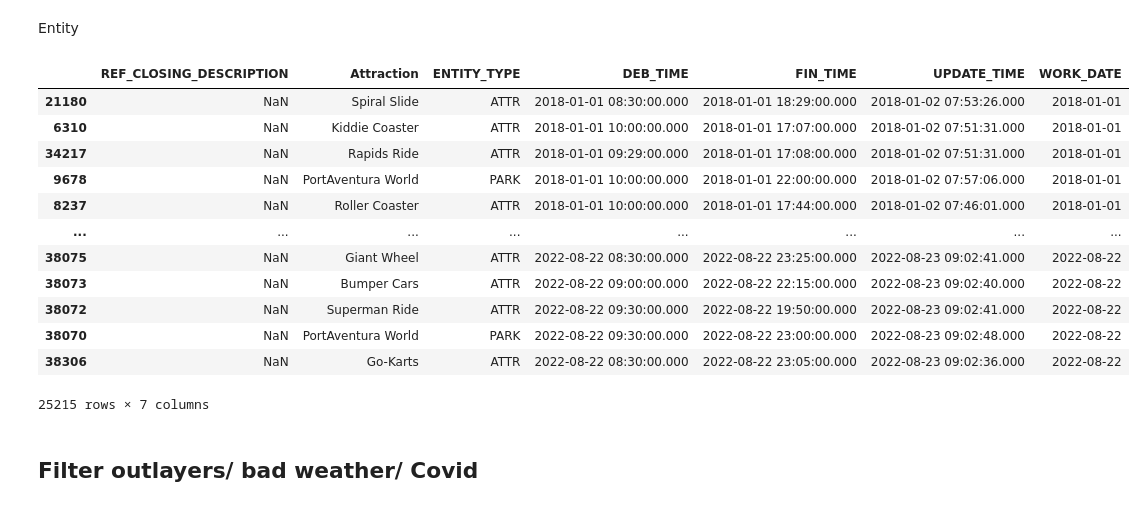
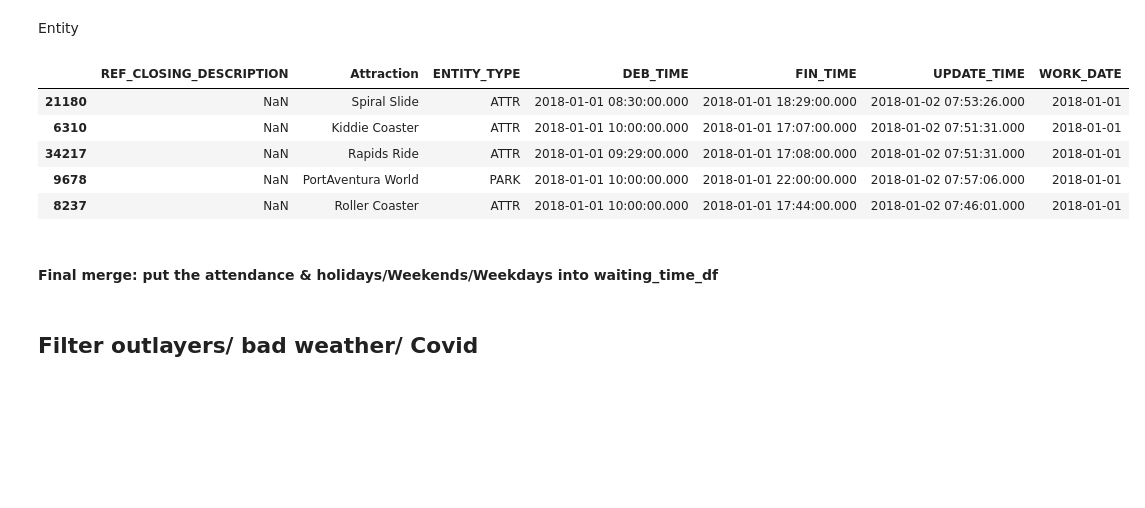
Before and after one commit to heyisvivian/Theme-Park-Endless-Line, a Jupyter notebook: Waiting Time Prediction.ipynb, the cells around one changed output. Cells and saved outputs as stored; diff of their text form; code cells hidden in the pictures; blank space fills up the shorter version.

```diff
--- a/Waiting Time Prediction.ipynb
+++ b/Waiting Time Prediction.ipynb
@@ -142,21 +144,14 @@ entity_merge_DF=pd.concat([entity_port, entity_DF])
 #sort the entity_merge_DF by date
 entity_merge_DF=entity_merge_DF.sort_values(by='WORK_DATE')
 # %%
-entity_merge_DF
+entity_merge_DF.head()
 # %% [output]
 |  | REF_CLOSING_DESCRIPTION | Attraction | ENTITY_TYPE | DEB_TIME | FIN_TIME | UPDATE_TIME | WORK_DATE |
 | 21180 | NaN | Spiral Slide | ATTR | 2018-01-01 08:30:00.000 | 2018-01-01 18:29:00.000 | 2018-01-02 07:53:26.000 | 2018-01-01 |
 | 6310 | NaN | Kiddie Coaster | ATTR | 2018-01-01 10:00:00.000 | 2018-01-01 17:07:00.000 | 2018-01-02 07:51:31.000 | 2018-01-01 |
 | 34217 | NaN | Rapids Ride | ATTR | 2018-01-01 09:29:00.000 | 2018-01-01 17:08:00.000 | 2018-01-02 07:51:31.000 | 2018-01-01 |
 | 9678 | NaN | PortAventura World | PARK | 2018-01-01 10:00:00.000 | 2018-01-01 22:00:00.000 | 2018-01-02 07:57:06.000 | 2018-01-01 |
 | 8237 | NaN | Roller Coaster | ATTR | 2018-01-01 10:00:00.000 | 2018-01-01 17:44:00.000 | 2018-01-02 07:46:01.000 | 2018-01-01 |
-| ... | ... | ... | ... | ... | ... | ... | ... |
-| 38075 | NaN | Giant Wheel | ATTR | 2022-08-22 08:30:00.000 | 2022-08-22 23:25:00.000 | 2022-08-23 09:02:41.000 | 2022-08-22 |
-| 38073 | NaN | Bumper Cars | ATTR | 2022-08-22 09:00:00.000 | 2022-08-22 22:15:00.000 | 2022-08-23 09:02:40.000 | 2022-08-22 |
-| 38072 | NaN | Superman Ride | ATTR | 2022-08-22 09:30:00.000 | 2022-08-22 19:50:00.000 | 2022-08-23 09:02:41.000 | 2022-08-22 |
-| 38070 | NaN | PortAventura World | PARK | 2022-08-22 09:30:00.000 | 2022-08-22 23:00:00.000 | 2022-08-23 09:02:48.000 | 2022-08-22 |
-| 38306 | NaN | Go-Karts | ATTR | 2022-08-22 08:30:00.000 | 2022-08-22 23:05:00.000 | 2022-08-23 09:02:36.000 | 2022-08-22 |
-25215 rows × 7 columns
 # %%
 #add the holidays column to entity_merge_DF, if is holiday ==1, otherwise ==0
 entity_merge_DF['Holidays']=entity_merge_DF['WORK_DATE'].isin(holidays_df['Date']).astype(int)
@@ -165,6 +160,8 @@ entity_merge_DF['Weekends']=entity_merge_DF['WORK_DATE'].dt.dayofweek.isin([5,6]
 
 #output the entity_merge_DF to entity_merge.csv
 entity_merge_DF.to_csv('entity_merge.csv',index=False)
+# %% [markdown]
+#### Final merge: put the attendance & holidays/Weekends/Weekdays into waiting_time_df
 # %% [markdown]
 ## Filter outlayers/ bad weather/ Covid
 # %% [markdown]
```
Also changed, not shown: parts of 4 cells of this notebook.
